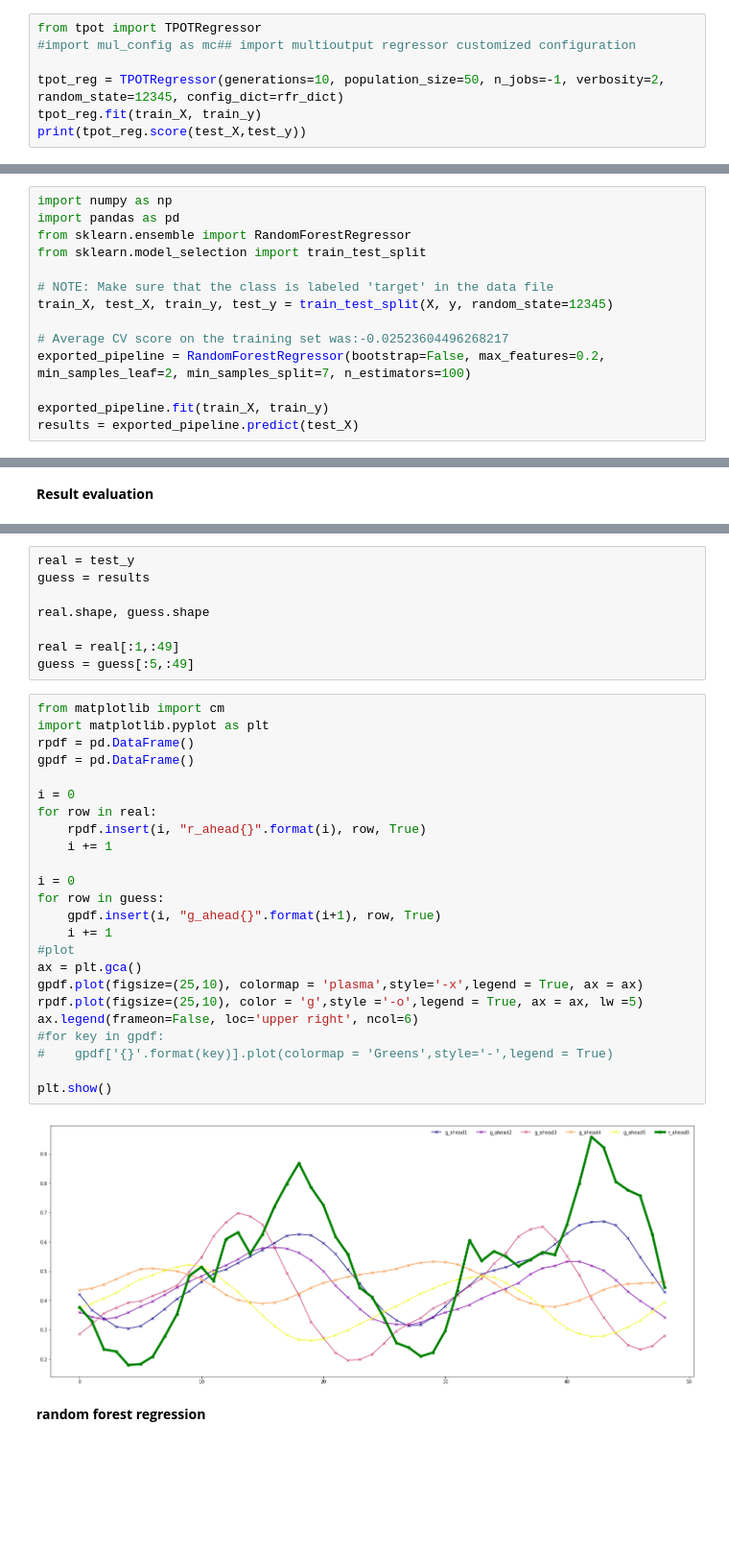
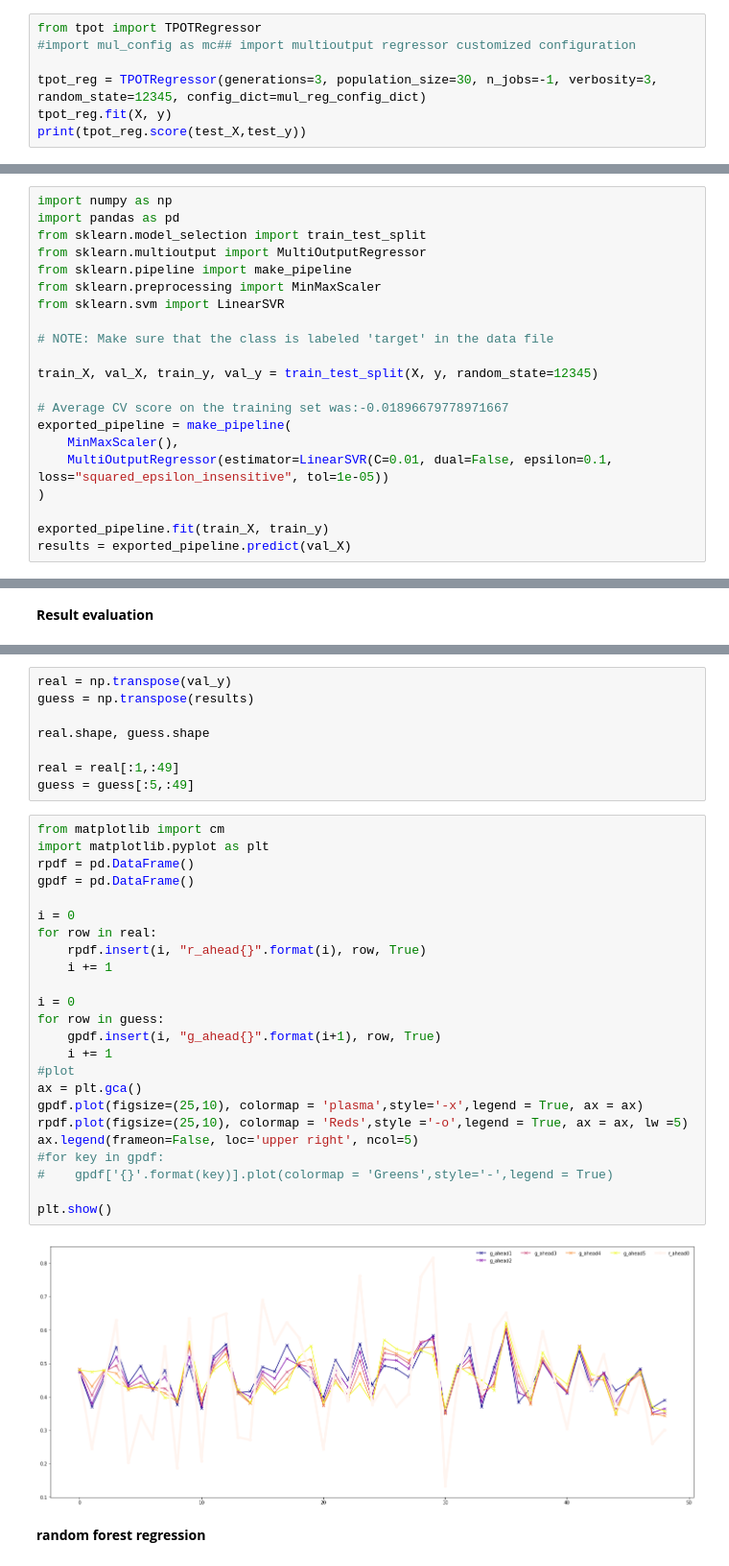
Before and after one commit to charlesfu4/MT, a Jupyter notebook: hourly_forecast.ipynb, the cells around one changed output, grey strips where cells are left out. Shown at 96% size. Cells and saved outputs as stored; diff of their text form; blank space fills up the shorter version.

Commit message:
fixed prediction train, val, test

```diff
--- a/hourly_forecast.ipynb
+++ b/hourly_forecast.ipynb
@@ -329,7 +368,7 @@ rfr_dict = {
 from tpot import TPOTRegressor
 #import mul_config as mc## import multioutput regressor customized configuration
 
-tpot_reg = TPOTRegressor(generations=10, population_size=50, n_jobs=-1, verbosity=2, random_state=12345, config_dict=rfr_dict)
-tpot_reg.fit(train_X, train_y)
+tpot_reg = TPOTRegressor(generations=3, population_size=30, n_jobs=-1, verbosity=3, random_state=12345, config_dict=mul_reg_config_dict)
+tpot_reg.fit(X, y)
 print(tpot_reg.score(test_X,test_y))
 # %% [output]
@@ -352,17 +396,24 @@ tpot_reg.export("400.py")
 # %%
 import numpy as np
 import pandas as pd
-from sklearn.ensemble import RandomForestRegressor
 from sklearn.model_selection import train_test_split
+from sklearn.multioutput import MultiOutputRegressor
+from sklearn.pipeline import make_pipeline
+from sklearn.preprocessing import MinMaxScaler
+from sklearn.svm import LinearSVR
 
 # NOTE: Make sure that the class is labeled 'target' in the data file
-train_X, test_X, train_y, test_y = train_test_split(X, y, random_state=12345)
 
-# Average CV score on the training set was:-0.02523604496268217
-exported_pipeline = RandomForestRegressor(bootstrap=False, max_features=0.2, min_samples_leaf=2, min_samples_split=7, n_estimators=100)
+train_X, val_X, train_y, val_y = train_test_split(X, y, random_state=12345)
+
+# Average CV score on the training set was:-0.01896679778971667
+exported_pipeline = make_pipeline(
+    MinMaxScaler(),
+    MultiOutputRegressor(estimator=LinearSVR(C=0.01, dual=False, epsilon=0.1, loss="squared_epsilon_insensitive", tol=1e-05))
+)
 
 exported_pipeline.fit(train_X, train_y)
-results = exported_pipeline.predict(test_X)
+results = exported_pipeline.predict(val_X)
 # %%
 results.shape, test_y.shape
 # %% [output]
@@ -378,6 +429,6 @@ Test RMSE: 0.105
 # %%
-real = test_y
-guess = results
+real = np.transpose(val_y)
+guess = np.transpose(results)
 
 real.shape, guess.shape
 
@@ -386,29 +437,29 @@ guess = guess[:5,:49]
 # %%
 from matplotlib import cm
 import matplotlib.pyplot as plt
 rpdf = pd.DataFrame()
 gpdf = pd.DataFrame()
 
 i = 0
 for row in real:
     rpdf.insert(i, "r_ahead{}".format(i), row, True)
     i += 1
 
 i = 0
 for row in guess:
     gpdf.insert(i, "g_ahead{}".format(i+1), row, True)
     i += 1
 #plot
 ax = plt.gca()
 gpdf.plot(figsize=(25,10), colormap = 'plasma',style='-x',legend = True, ax = ax)
-rpdf.plot(figsize=(25,10), color = 'g',style ='-o',legend = True, ax = ax, lw =5)
-ax.legend(frameon=False, loc='upper right', ncol=6)
+rpdf.plot(figsize=(25,10), colormap = 'Reds',style ='-o',legend = True, ax = ax, lw =5)
+ax.legend(frameon=False, loc='upper right', ncol=5)
 #for key in gpdf:
 #    gpdf['{}'.format(key)].plot(colormap = 'Greens',style='-',legend = True)
 
 plt.show()
 # %% [output]
-[figure, old version]
+[figure, new version]
 # %% [markdown]
 
 
```
Also changed, not shown: parts of 27 cells of this notebook, 1 other file.
